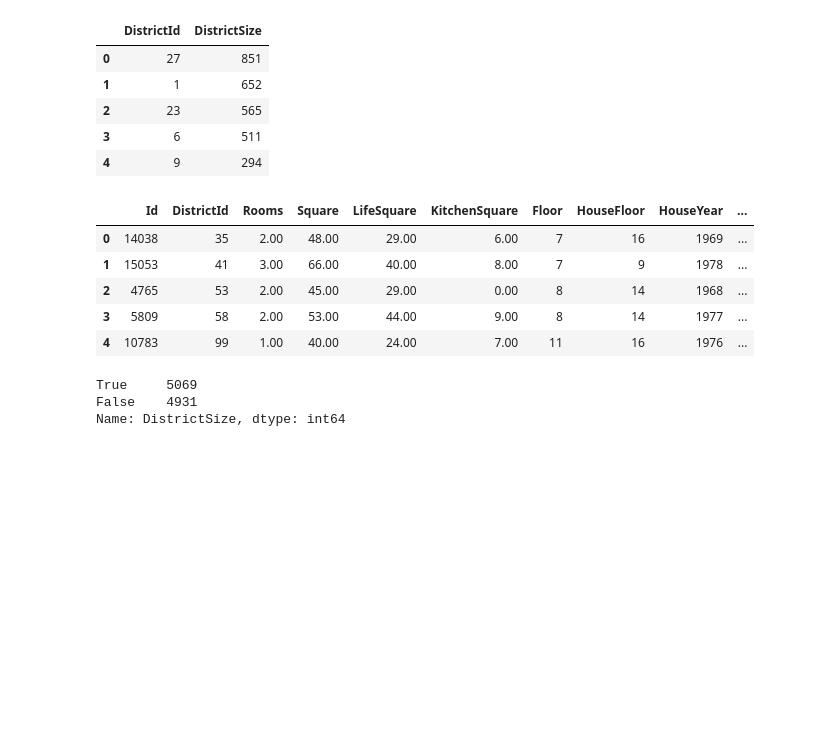
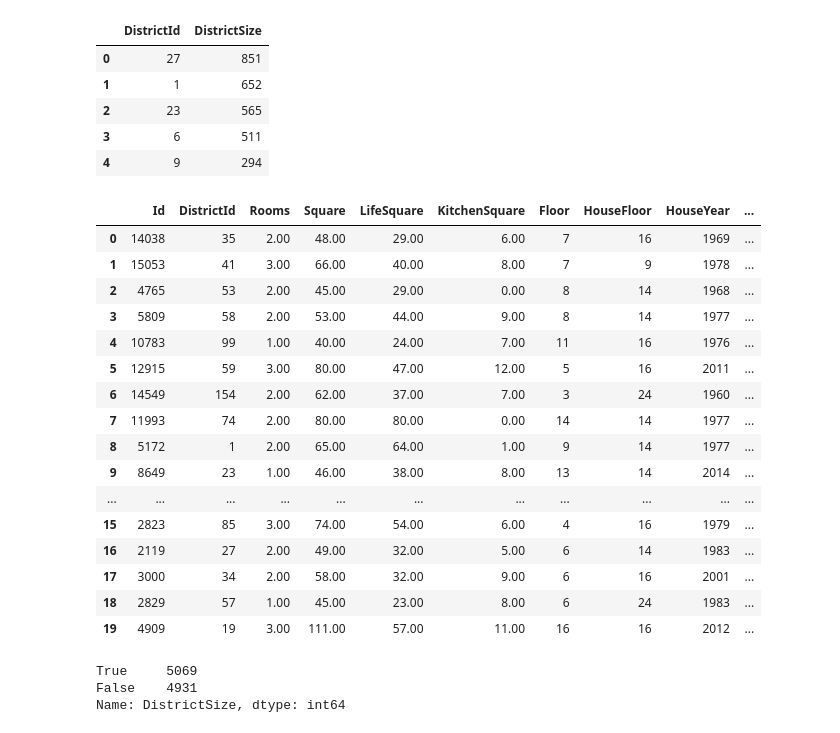
Before and after one commit to pamaxpower/PyLib, a Jupyter notebook: Course_project/pr/course_project.ipynb, the cells around one changed output. Cells and saved outputs as stored; diff of their text form; code cells hidden in the pictures; blank space fills up the shorter version.

```diff
--- a/Course_project/pr/course_project.ipynb
+++ b/Course_project/pr/course_project.ipynb
@@ -1316,14 +1316,25 @@ district_size.head()
 # %%
 # Добавим 'DistrictSize' к нашему датафрейму
 train_data = train_data.merge(district_size, on='DistrictId', how='left')
-train_data.head()
+train_data.head(20)
 # %% [output]
 |  | Id | DistrictId | Rooms | Square | LifeSquare | KitchenSquare | Floor | HouseFloor | HouseYear | ... |
 | 0 | 14038 | 35 | 2.00 | 48.00 | 29.00 | 6.00 | 7 | 16 | 1969 | ... |
 | 1 | 15053 | 41 | 3.00 | 66.00 | 40.00 | 8.00 | 7 | 9 | 1978 | ... |
 | 2 | 4765 | 53 | 2.00 | 45.00 | 29.00 | 0.00 | 8 | 14 | 1968 | ... |
 | 3 | 5809 | 58 | 2.00 | 53.00 | 44.00 | 9.00 | 8 | 14 | 1977 | ... |
 | 4 | 10783 | 99 | 1.00 | 40.00 | 24.00 | 7.00 | 11 | 16 | 1976 | ... |
+| 5 | 12915 | 59 | 3.00 | 80.00 | 47.00 | 12.00 | 5 | 16 | 2011 | ... |
+| 6 | 14549 | 154 | 2.00 | 62.00 | 37.00 | 7.00 | 3 | 24 | 1960 | ... |
+| 7 | 11993 | 74 | 2.00 | 80.00 | 80.00 | 0.00 | 14 | 14 | 1977 | ... |
+| 8 | 5172 | 1 | 2.00 | 65.00 | 64.00 | 1.00 | 9 | 14 | 1977 | ... |
+| 9 | 8649 | 23 | 1.00 | 46.00 | 38.00 | 8.00 | 13 | 14 | 2014 | ... |
+| ... | ... | ... | ... | ... | ... | ... | ... | ... | ... | ... |
+| 15 | 2823 | 85 | 3.00 | 74.00 | 54.00 | 6.00 | 4 | 16 | 1979 | ... |
+| 16 | 2119 | 27 | 2.00 | 49.00 | 32.00 | 5.00 | 6 | 14 | 1983 | ... |
+| 17 | 3000 | 34 | 2.00 | 58.00 | 32.00 | 9.00 | 6 | 16 | 2001 | ... |
+| 18 | 2829 | 57 | 1.00 | 45.00 | 23.00 | 8.00 | 6 | 24 | 1983 | ... |
+| 19 | 4909 | 19 | 3.00 | 111.00 | 57.00 | 11.00 | 16 | 16 | 2012 | ... |
 # %%
 # Посмотрим как распределяется 'DistrictSize'
 (train_data['DistrictSize'] > 100).value_counts()
```
Also changed, not shown: parts of 7 cells of this notebook, 1 other file.
